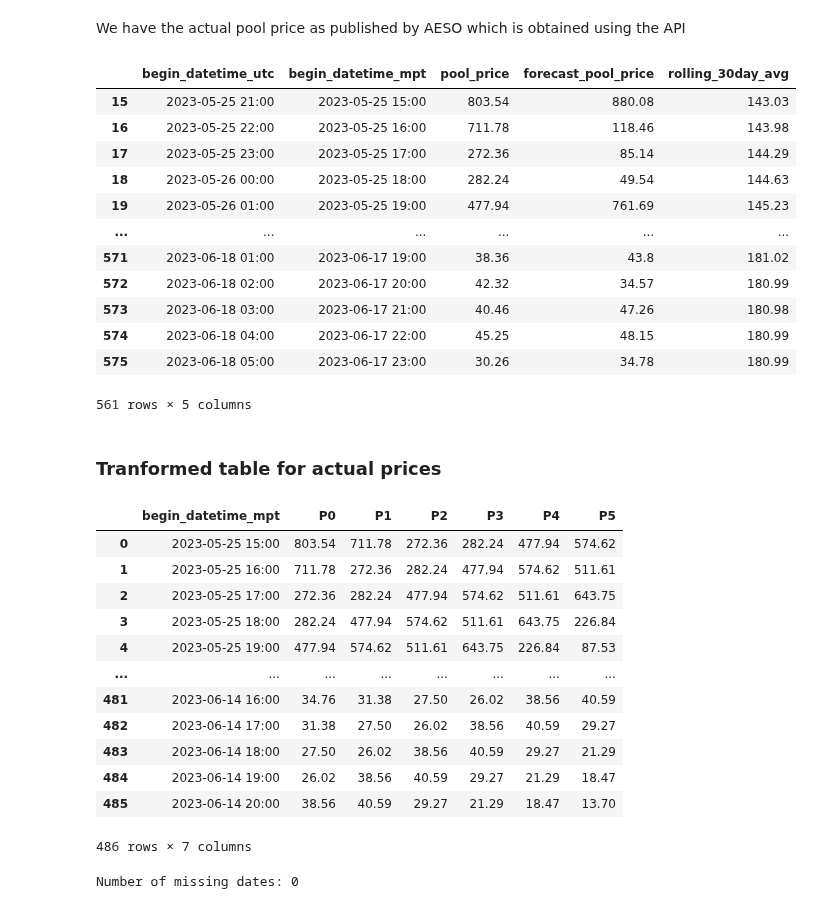
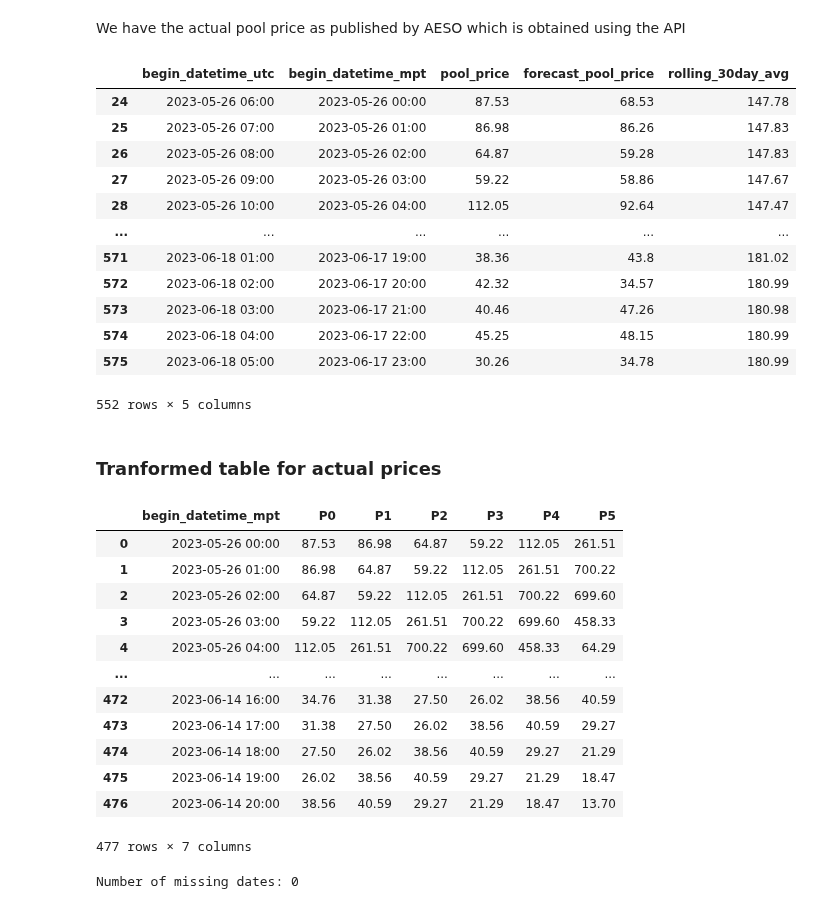
Before and after one commit to slalom-ubc-mds/Power-Price-Prediction, a Jupyter notebook: notebooks/benchmark_error/aeso_forecast_error.ipynb, the cells around one changed output. Saved outputs shown, nothing was run; the diff lists cells and outputs as text; code cells hidden in the pictures.

```diff
--- a/notebooks/benchmark_error/aeso_forecast_error.ipynb
+++ b/notebooks/benchmark_error/aeso_forecast_error.ipynb
@@ -75,36 +75,37 @@ We have the actual pool price as published by AESO which is obtained using the A
 # %%
 import requests
 
 url = 'https://api.aeso.ca/report/v1.1/price/poolPrice'
 headers = {
     'accept': 'application/json',
     'X-API-Key': 'eyJhbGciOiJIUzI1NiJ9.eyJzdWIiOiJ6MHo4MnIiLCJpYXQiOjE2ODM1NzQyMTh9.Gbod9kjeDwP4SOJibSFof63X7GGZxbZdBmBVrgE409w'
 }
 params = {
     'startDate': '2023-05-25',
     'endDate': '2023-06-17'
 }
 
 response = requests.get(url, headers=headers, params=params)
 actual_df = pd.DataFrame(response.json()['return']['Pool Price Report'])
 actual_df
 
-actual_df = actual_df.loc[actual_df['begin_datetime_mpt'] >= '2023-05-25 14:00:00']
+# actual_df = actual_df.loc[actual_df['begin_datetime_mpt'] >= '2023-05-25 14:00:00']
+actual_df = actual_df.loc[actual_df['begin_datetime_mpt'] >= '2023-05-25 23:00:00']
 actual_df
 # %% [output]
 |  | begin_datetime_utc | begin_datetime_mpt | pool_price | forecast_pool_price | rolling_30day_avg |
-| 15 | 2023-05-25 21:00 | 2023-05-25 15:00 | 803.54 | 880.08 | 143.03 |
-| 16 | 2023-05-25 22:00 | 2023-05-25 16:00 | 711.78 | 118.46 | 143.98 |
-| 17 | 2023-05-25 23:00 | 2023-05-25 17:00 | 272.36 | 85.14 | 144.29 |
-| 18 | 2023-05-26 00:00 | 2023-05-25 18:00 | 282.24 | 49.54 | 144.63 |
-| 19 | 2023-05-26 01:00 | 2023-05-25 19:00 | 477.94 | 761.69 | 145.23 |
+| 24 | 2023-05-26 06:00 | 2023-05-26 00:00 | 87.53 | 68.53 | 147.78 |
+| 25 | 2023-05-26 07:00 | 2023-05-26 01:00 | 86.98 | 86.26 | 147.83 |
+| 26 | 2023-05-26 08:00 | 2023-05-26 02:00 | 64.87 | 59.28 | 147.83 |
+| 27 | 2023-05-26 09:00 | 2023-05-26 03:00 | 59.22 | 58.86 | 147.67 |
+| 28 | 2023-05-26 10:00 | 2023-05-26 04:00 | 112.05 | 92.64 | 147.47 |
 | ... | ... | ... | ... | ... | ... |
 | 571 | 2023-06-18 01:00 | 2023-06-17 19:00 | 38.36 | 43.8 | 181.02 |
 | 572 | 2023-06-18 02:00 | 2023-06-17 20:00 | 42.32 | 34.57 | 180.99 |
 | 573 | 2023-06-18 03:00 | 2023-06-17 21:00 | 40.46 | 47.26 | 180.98 |
 | 574 | 2023-06-18 04:00 | 2023-06-17 22:00 | 45.25 | 48.15 | 180.99 |
 | 575 | 2023-06-18 05:00 | 2023-06-17 23:00 | 30.26 | 34.78 | 180.99 |
-561 rows × 5 columns
+552 rows × 5 columns
 # %% [markdown]
 ### Tranformed table for actual prices
 # %%
@@ -134,18 +135,18 @@ new_df = new_df.loc[new_df['begin_datetime_mpt'] < '2023-06-14 20:00:00']
 new_df
 # %% [output]
 |  | begin_datetime_mpt | P0 | P1 | P2 | P3 | P4 | P5 |
-| 0 | 2023-05-25 15:00 | 803.54 | 711.78 | 272.36 | 282.24 | 477.94 | 574.62 |
-| 1 | 2023-05-25 16:00 | 711.78 | 272.36 | 282.24 | 477.94 | 574.62 | 511.61 |
-| 2 | 2023-05-25 17:00 | 272.36 | 282.24 | 477.94 | 574.62 | 511.61 | 643.75 |
-| 3 | 2023-05-25 18:00 | 282.24 | 477.94 | 574.62 | 511.61 | 643.75 | 226.84 |
-| 4 | 2023-05-25 19:00 | 477.94 | 574.62 | 511.61 | 643.75 | 226.84 | 87.53 |
+| 0 | 2023-05-26 00:00 | 87.53 | 86.98 | 64.87 | 59.22 | 112.05 | 261.51 |
+| 1 | 2023-05-26 01:00 | 86.98 | 64.87 | 59.22 | 112.05 | 261.51 | 700.22 |
+| 2 | 2023-05-26 02:00 | 64.87 | 59.22 | 112.05 | 261.51 | 700.22 | 699.60 |
+| 3 | 2023-05-26 03:00 | 59.22 | 112.05 | 261.51 | 700.22 | 699.60 | 458.33 |
+| 4 | 2023-05-26 04:00 | 112.05 | 261.51 | 700.22 | 699.60 | 458.33 | 64.29 |
 | ... | ... | ... | ... | ... | ... | ... | ... |
-| 481 | 2023-06-14 16:00 | 34.76 | 31.38 | 27.50 | 26.02 | 38.56 | 40.59 |
-| 482 | 2023-06-14 17:00 | 31.38 | 27.50 | 26.02 | 38.56 | 40.59 | 29.27 |
-| 483 | 2023-06-14 18:00 | 27.50 | 26.02 | 38.56 | 40.59 | 29.27 | 21.29 |
-| 484 | 2023-06-14 19:00 | 26.02 | 38.56 | 40.59 | 29.27 | 21.29 | 18.47 |
-| 485 | 2023-06-14 20:00 | 38.56 | 40.59 | 29.27 | 21.29 | 18.47 | 13.70 |
+| 472 | 2023-06-14 16:00 | 34.76 | 31.38 | 27.50 | 26.02 | 38.56 | 40.59 |
+| 473 | 2023-06-14 17:00 | 31.38 | 27.50 | 26.02 | 38.56 | 40.59 | 29.27 |
+| 474 | 2023-06-14 18:00 | 27.50 | 26.02 | 38.56 | 40.59 | 29.27 | 21.29 |
+| 475 | 2023-06-14 19:00 | 26.02 | 38.56 | 40.59 | 29.27 | 21.29 | 18.47 |
+| 476 | 2023-06-14 20:00 | 38.56 | 40.59 | 29.27 | 21.29 | 18.47 | 13.70 |
-486 rows × 7 columns
+477 rows × 7 columns
 # %%
 # Check if there any missing dates in the dataframe
 
```
Also changed, not shown: parts of 12 cells of this notebook.
